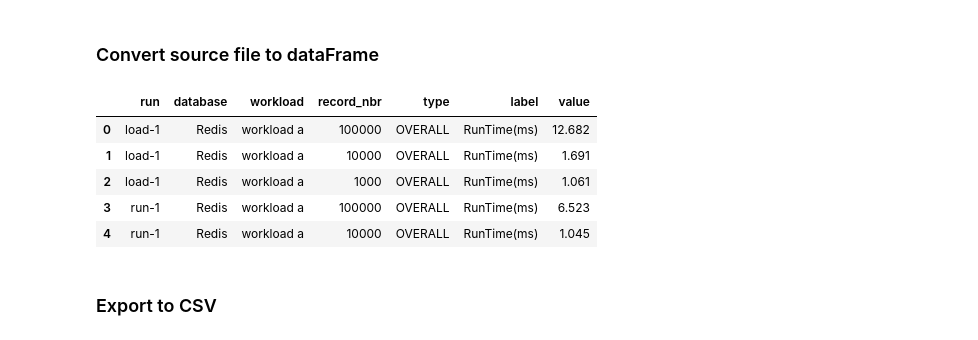
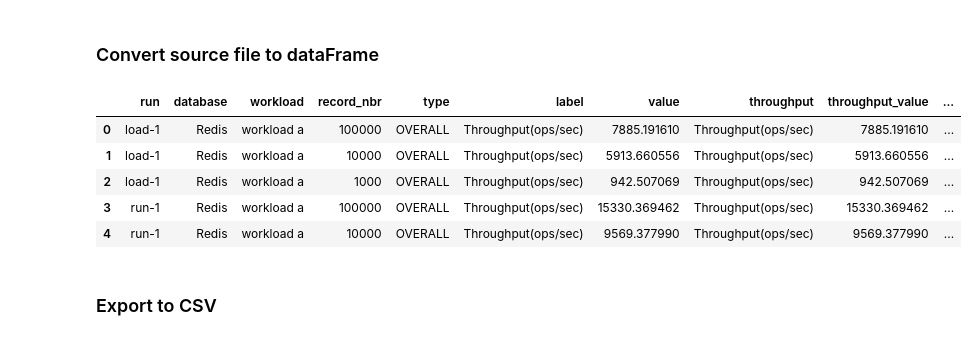
Before and after one commit to philipsales/YCSB-bash-scripts, a Jupyter notebook: visualization/lineplot.ipynb, the cells around one changed output. Cells and saved outputs as stored; diff of their text form; code cells hidden in the pictures.

```diff
--- a/visualization/lineplot.ipynb
+++ b/visualization/lineplot.ipynb
@@ -186,6 +220,11 @@ class BuildDataFrame():
         output_data['type'] = self.__set_type(self.output)
         output_data['label'] = self.__set_label(self.output)
         output_data['value'] = self.__set_value(self.output)
+
+        output_data['runtime'] = self.__set_runtime(self.output)
+        output_data['runtime_value'] = self.__set_runtime_value(self.output)
+        output_data['throughput'] = self.__set_throughput(self.output)
+        output_data['throughput_value'] = self.__set_throughput_value(self.output)
 
         return output_data
 
@@ -242,12 +281,39 @@ class BuildDataFrame():
 
 
     def __set_label(self, output):
-        task_label = output.loc[0][1].lstrip()
+        #runtime
+        #task_label = output.loc[0][1].lstrip()
+        #throughput
+        task_label = output.loc[1][1].lstrip()
         return task_label
 
     def __set_value(self, output):
-        seconds =  float(output.loc[0][2]) / 1000
+        #runtime
+        #seconds =  float(output.loc[0][2]) / 1000
+        #throughput
+        seconds =  float(output.loc[1][2])
         return seconds
+
+    def __set_runtime(self, output):
+        #runtime
+        runtime_label = output.loc[0][1].lstrip()
+        return runtime_label
+
+    def __set_runtime_value(self, output):
+        #runtime
+        runtime_value =  float(output.loc[0][2])
+        return runtime_value
+
+    def __set_throughput(self, output):
+        throughput_label = output.loc[1][1].lstrip()
+        return throughput_label
+
+    def __set_throughput_value(self, output):
+        #runtime
+        #seconds =  float(output.loc[0][2]) / 1000
+        #throughput
+        throughput_value =  float(output.loc[1][2])
+        return throughput_value
 # %% [markdown]
 ### Read from csv files
 # %%
@@ -279,6 +345,8 @@ class CSVReader():
 # %%
 files = FileIterator()
 file_paths = files.iterate_filenames()
+#print(file_paths)
+csv_files = CSVReader(file_paths)
 
-csv_files = CSVReader(file_paths)
-df_data = csv_files.get_data()
+csv_data = []
+csv_data = csv_files.get_data()
@@ -292,15 +353,15 @@ df_data = csv_files.get_data()
 # %% [markdown]
 ### Convert source file to dataFrame
 # %%
-db3 = pd.DataFrame(df_data, columns=['run','database','workload','record_nbr','type','label','value'])
+db3 = pd.DataFrame(csv_data, columns=['run','database','workload','record_nbr','type','label','value','throughput','throughput_value','runtime','runtime_value'])
 db3.head()
 # %% [output]
-|  | run | database | workload | record_nbr | type | label | value |
-| 0 | load-1 | Redis | workload a | 100000 | OVERALL | RunTime(ms) | 12.682 |
-| 1 | load-1 | Redis | workload a | 10000 | OVERALL | RunTime(ms) | 1.691 |
-| 2 | load-1 | Redis | workload a | 1000 | OVERALL | RunTime(ms) | 1.061 |
-| 3 | run-1 | Redis | workload a | 100000 | OVERALL | RunTime(ms) | 6.523 |
-| 4 | run-1 | Redis | workload a | 10000 | OVERALL | RunTime(ms) | 1.045 |
+|  | run | database | workload | record_nbr | type | label | value | throughput | throughput_value | ... |
+| 0 | load-1 | Redis | workload a | 100000 | OVERALL | Throughput(ops/sec) | 7885.191610 | Throughput(ops/sec) | 7885.191610 | ... |
+| 1 | load-1 | Redis | workload a | 10000 | OVERALL | Throughput(ops/sec) | 5913.660556 | Throughput(ops/sec) | 5913.660556 | ... |
+| 2 | load-1 | Redis | workload a | 1000 | OVERALL | Throughput(ops/sec) | 942.507069 | Throughput(ops/sec) | 942.507069 | ... |
+| 3 | run-1 | Redis | workload a | 100000 | OVERALL | Throughput(ops/sec) | 15330.369462 | Throughput(ops/sec) | 15330.369462 | ... |
+| 4 | run-1 | Redis | workload a | 10000 | OVERALL | Throughput(ops/sec) | 9569.377990 | Throughput(ops/sec) | 9569.377990 | ... |
 # %% [markdown]
 ### Export to CSV
 # %%
```
Also changed, not shown: parts of 7 cells of this notebook, 8 other files.
